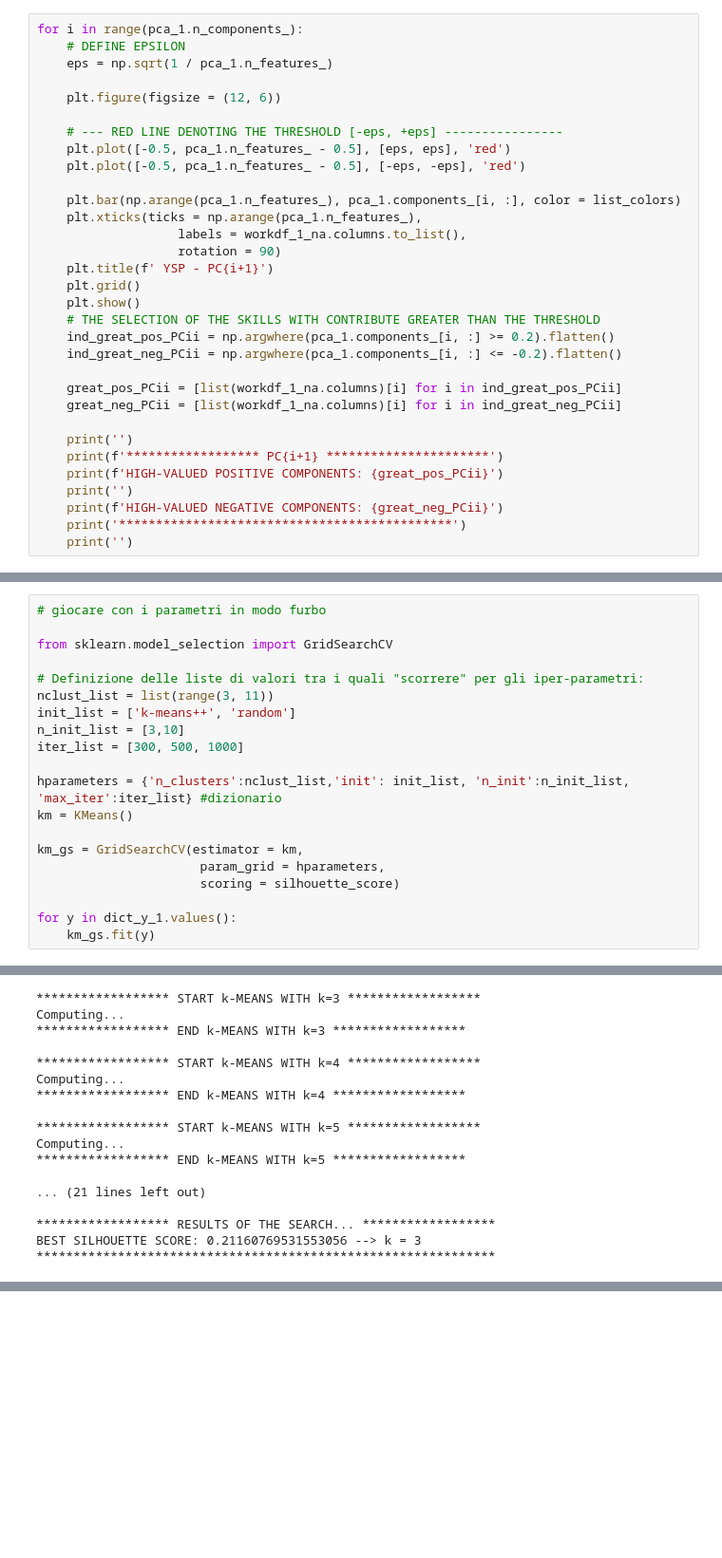
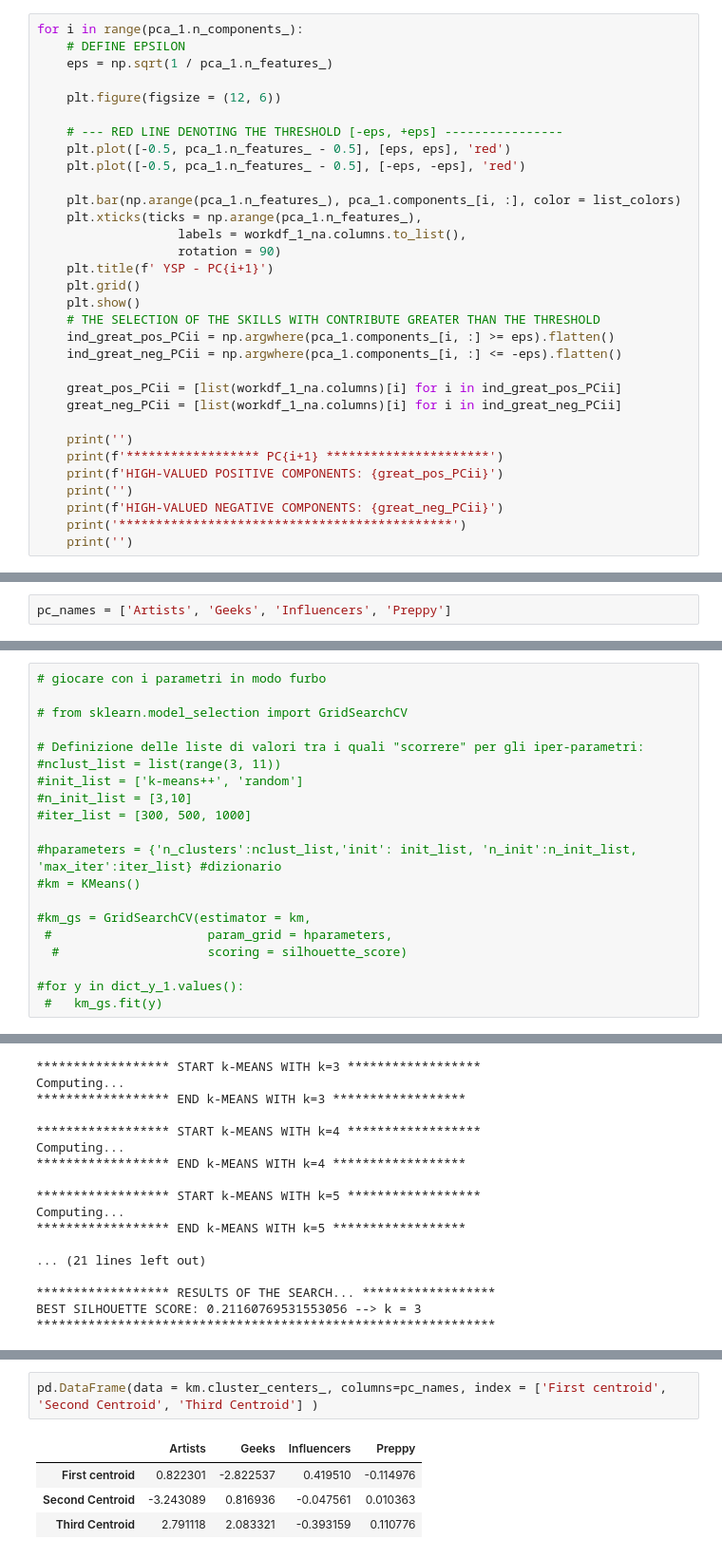
Before and after one commit to virgimarca/Computational, a Jupyter notebook: CollianiMarcante_HW2.ipynb, the cells around one changed output, grey strips where cells are left out. Shown at 95% size. Drawn from its saved outputs; the diff is of its cells as text; blank space fills up the shorter version.

```diff
--- a/CollianiMarcante_HW2.ipynb
+++ b/CollianiMarcante_HW2.ipynb
@@ -190,8 +188,8 @@ for i in range(pca_1.n_components_):
     plt.grid()
     plt.show()
     # THE SELECTION OF THE SKILLS WITH CONTRIBUTE GREATER THAN THE THRESHOLD
-    ind_great_pos_PCii = np.argwhere(pca_1.components_[i, :] >= 0.2).flatten()
-    ind_great_neg_PCii = np.argwhere(pca_1.components_[i, :] <= -0.2).flatten()
+    ind_great_pos_PCii = np.argwhere(pca_1.components_[i, :] >= eps).flatten()
+    ind_great_neg_PCii = np.argwhere(pca_1.components_[i, :] <= -eps).flatten()
 
     great_pos_PCii = [list(workdf_1_na.columns)[i] for i in ind_great_pos_PCii]
     great_neg_PCii = [list(workdf_1_na.columns)[i] for i in ind_great_neg_PCii]
@@ -230,3 +228,5 @@ HIGH-VALUED NEGATIVE COMPONENTS: ['Animated', 'Biology', 'Medicine', 'Pets']
 *********************************************
+# %%
+pc_names = ['Artists', 'Geeks', 'Influencers', 'Preppy']
 # %%
 #Score Graph
@@ -246,20 +246,20 @@ Canvas(toolbar=Toolbar(toolitems=[('Home', 'Reset original view', 'home', 'home'
 # %%
 # giocare con i parametri in modo furbo
 
-from sklearn.model_selection import GridSearchCV
+# from sklearn.model_selection import GridSearchCV
 
 # Definizione delle liste di valori tra i quali "scorrere" per gli iper-parametri:
-nclust_list = list(range(3, 11))
-init_list = ['k-means++', 'random']
-n_init_list = [3,10]
-iter_list = [300, 500, 1000]
+#nclust_list = list(range(3, 11))
+#init_list = ['k-means++', 'random']
+#n_init_list = [3,10]
+#iter_list = [300, 500, 1000]
 
-hparameters = {'n_clusters':nclust_list,'init': init_list, 'n_init':n_init_list, 'max_iter':iter_list} #dizionario
-km = KMeans()
+#hparameters = {'n_clusters':nclust_list,'init': init_list, 'n_init':n_init_list, 'max_iter':iter_list} #dizionario
+#km = KMeans()
 
-km_gs = GridSearchCV(estimator = km,
-                      param_grid = hparameters,
-                      scoring = silhouette_score)
+#km_gs = GridSearchCV(estimator = km,
+ #                     param_grid = hparameters,
+  #                    scoring = silhouette_score)
 
-for y in dict_y_1.values():
-    km_gs.fit(y)
+#for y in dict_y_1.values():
+ #   km_gs.fit(y)
@@ -392 +342,8 @@ TypeError: unhashable type: 'dict'
+# %%
+pd.DataFrame(data = km.cluster_centers_, columns=pc_names, index = ['First centroid', 'Second Centroid', 'Third Centroid'] )
+# %% [output]
+|  | Artists | Geeks | Influencers | Preppy |
+| First centroid | 0.822301 | -2.822537 | 0.419510 | -0.114976 |
+| Second Centroid | -3.243089 | 0.816936 | -0.047561 | 0.010363 |
+| Third Centroid | 2.791118 | 2.083321 | -0.393159 | 0.110776 |
 # %% [markdown]
```
Also changed, not shown: parts of 25 cells of this notebook.
